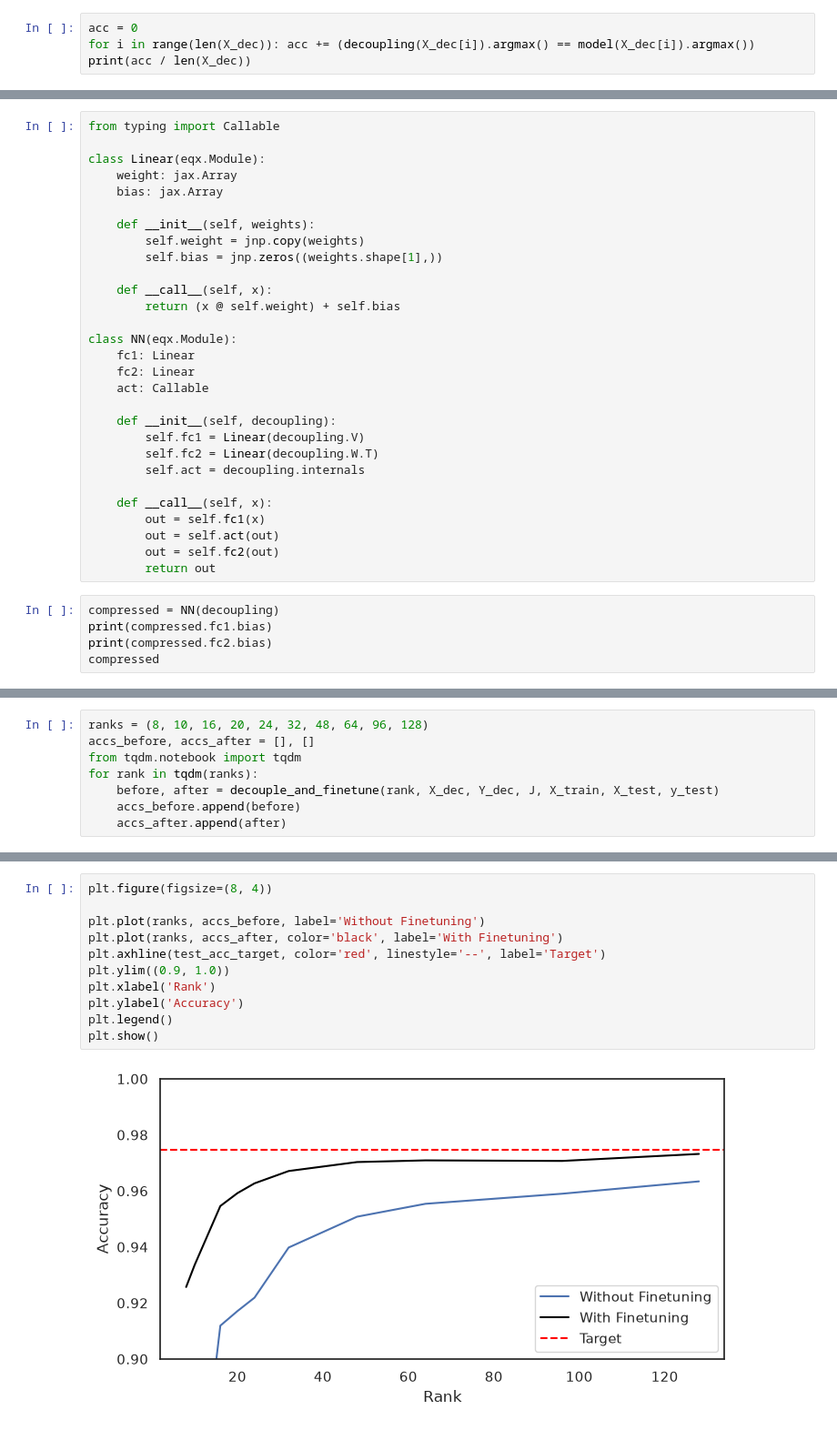
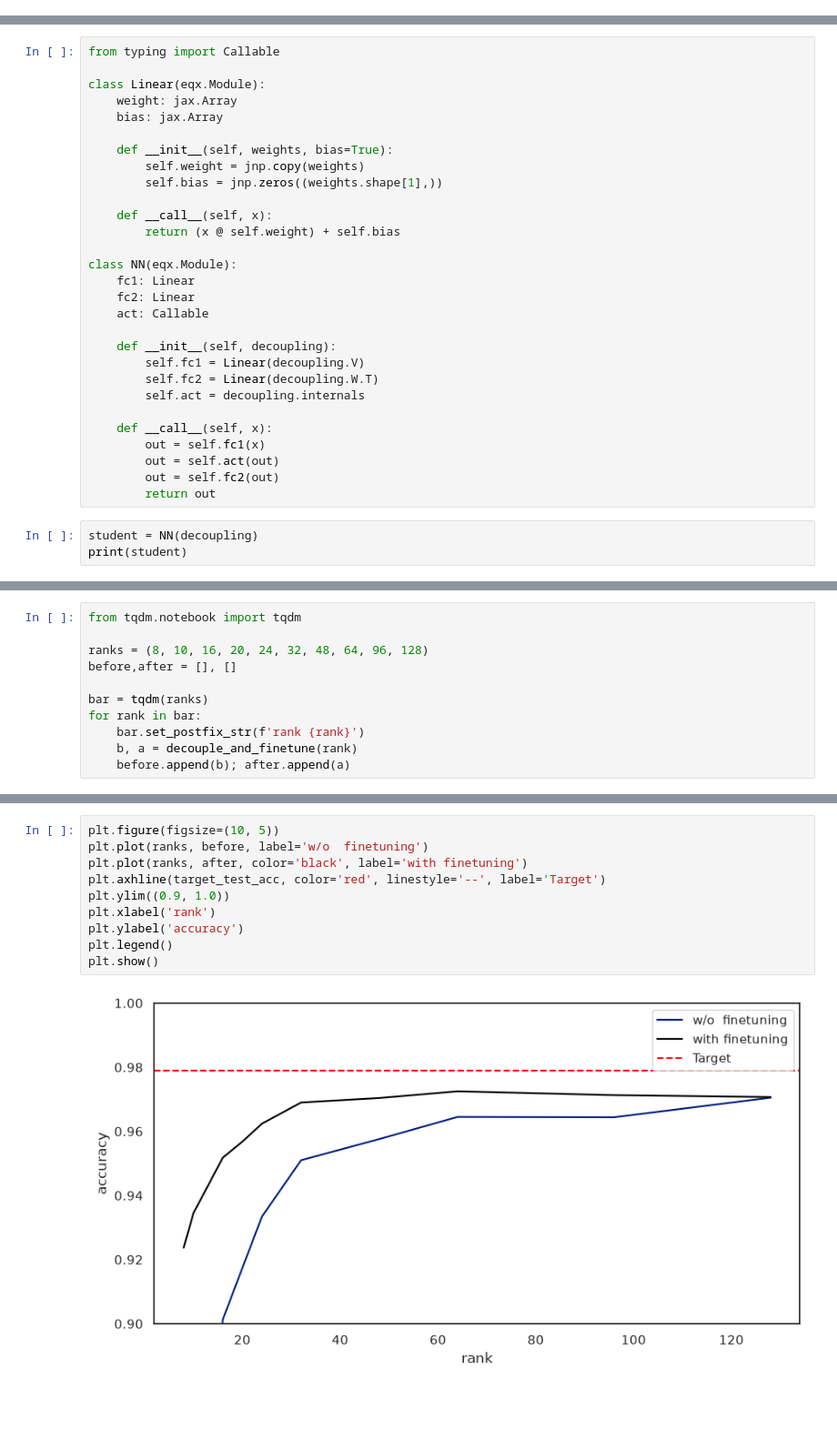
Before and after one commit to mrochk/decoupling, a Jupyter notebook: examples/3. Neural Network.ipynb, the cells around one changed output, grey strips where cells are left out. Shown at 91% size. Cells and saved outputs as stored; diff of their text form; blank space fills up the shorter version.

```diff
--- a/examples/3. Neural Network.ipynb
+++ b/examples/3. Neural Network.ipynb
@@ -150,4 +182,0 @@ decoupling = scaler.unscale(decoupling)
-# %%
-acc = 0
-for i in range(len(X_dec)): acc += (decoupling(X_dec[i]).argmax() == model(X_dec[i]).argmax())
-print(acc / len(X_dec))
@@ -192,7 +187,7 @@ class Linear(eqx.Module):
     weight: jax.Array
     bias: jax.Array
 
-    def __init__(self, weights):
+    def __init__(self, weights, bias=True):
         self.weight = jnp.copy(weights)
         self.bias = jnp.zeros((weights.shape[1],))
 
@@ -215,8 +210,6 @@ class NN(eqx.Module):
         out = self.fc2(out)
         return out
 # %%
-compressed = NN(decoupling)
-print(compressed.fc1.bias)
-print(compressed.fc2.bias)
-compressed
+student = NN(decoupling)
+print(student)
 # %% [output]
@@ -371,10 +317,13 @@ def decouple_and_finetune(rank, Xdec, Ydec, Jdec, X_train, X_test, y_test):
     return before, after
 # %%
+from tqdm.notebook import tqdm
+
 ranks = (8, 10, 16, 20, 24, 32, 48, 64, 96, 128)
-accs_before, accs_after = [], []
-from tqdm.notebook import tqdm
-for rank in tqdm(ranks):
-    before, after = decouple_and_finetune(rank, X_dec, Y_dec, J, X_train, X_test, y_test)
-    accs_before.append(before)
-    accs_after.append(after)
+before,after = [], []
+
+bar = tqdm(ranks)
+for rank in bar:
+    bar.set_postfix_str(f'rank {rank}')
+    b, a = decouple_and_finetune(rank)
+    before.append(b); after.append(a)
 # %% [output]
@@ -391,13 +340,12 @@ for rank in tqdm(ranks):
 # %%
-plt.figure(figsize=(8, 4))
-
-plt.plot(ranks, accs_before, label='Without Finetuning')
-plt.plot(ranks, accs_after, color='black', label='With Finetuning')
-plt.axhline(test_acc_target, color='red', linestyle='--', label='Target')
+plt.figure(figsize=(10, 5))
+plt.plot(ranks, before, label='w/o  finetuning')
+plt.plot(ranks, after, color='black', label='with finetuning')
+plt.axhline(target_test_acc, color='red', linestyle='--', label='Target')
 plt.ylim((0.9, 1.0))
-plt.xlabel('Rank')
-plt.ylabel('Accuracy')
+plt.xlabel('rank')
+plt.ylabel('accuracy')
 plt.legend()
 plt.show()
 # %% [output]
-[figure, old version]
+[figure, new version]
```
Also changed, not shown: parts of 19 cells of this notebook.
